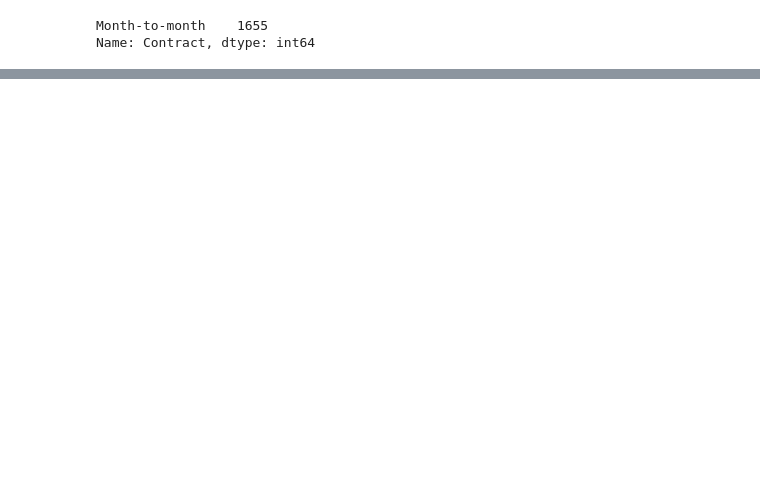
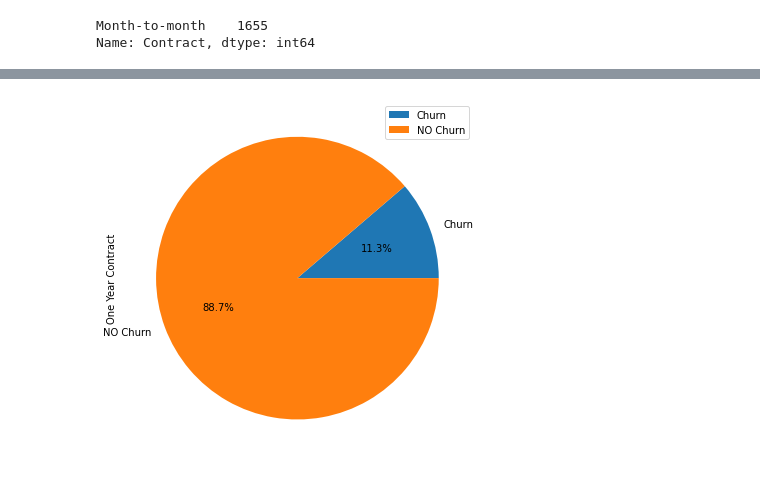
Before and after one commit to akuppan1/Flatiron-Mod-3-Proj, a Jupyter notebook: Feature plotting and investigation.ipynb, the cells around one changed output, grey strips where cells are left out. Cells and saved outputs as stored; diff of their text form; code cells hidden in the pictures; blank space fills up the shorter version.

```diff
--- a/Feature plotting and investigation.ipynb
+++ b/Feature plotting and investigation.ipynb
@@ -52,0 +72,6 @@ Name: Contract, dtype: int64
+# %%
+d = {'One Year Contract': [166, 1307]}
+df_pie_1yr = pd.DataFrame(data=d, index=['Churn','NO Churn'])
+plot = df_pie_1yr.plot.pie(y='One Year Contract', autopct='%1.1f%%', figsize=(6.5, 6.5))
+# %% [output]
+[figure, added]
```
Also changed, not shown: parts of 38 cells of this notebook.
